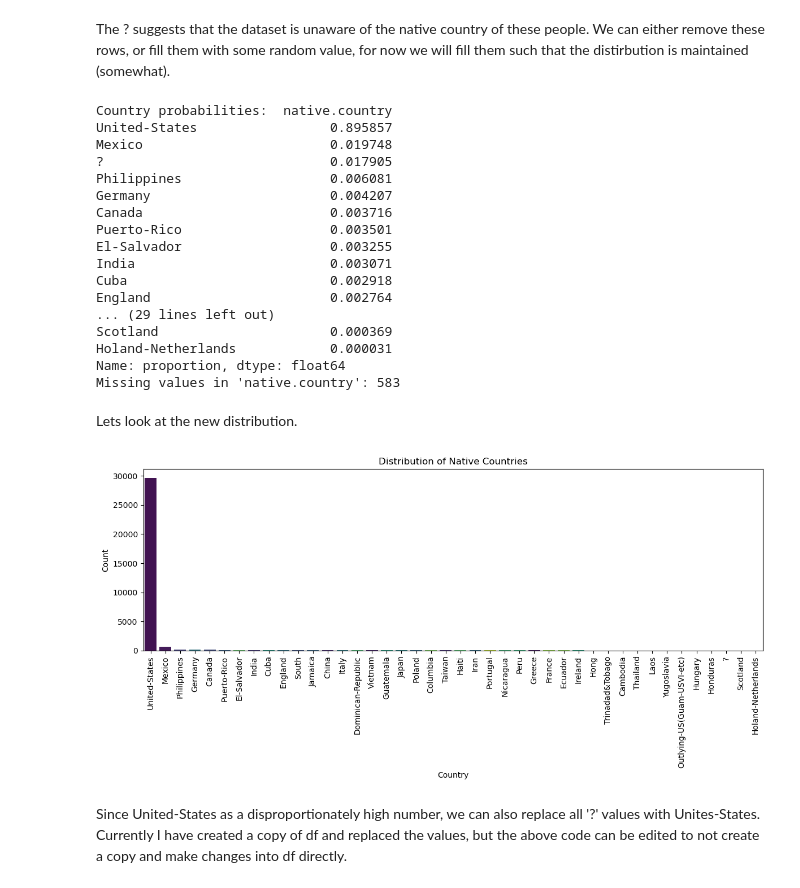
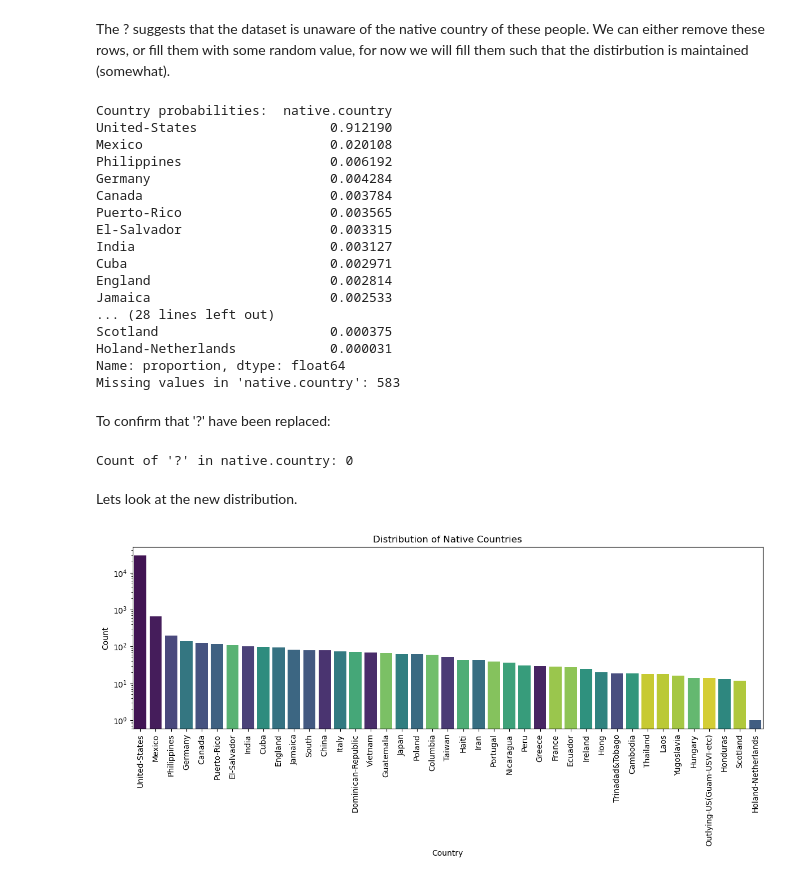
Before and after one commit to Awesome-AI-ML-DELTA25/DataCleaning, a Jupyter notebook: data_cleaning.ipynb, the cells around one changed output. Drawn from its saved outputs; the diff is of its cells as text; code cells hidden in the pictures.

Commit message:
Graphs and Distribution of Countries
Changed graph to log scale in y axis to make the data readable. Added a graph comparing the distributions of before and after replacement of '?'

```diff
--- a/data_cleaning.ipynb
+++ b/data_cleaning.ipynb
@@ -146,7 +147,7 @@ Passing `palette` without assigning `hue` is deprecated and will be removed in v
 # %% [markdown]
 The ? suggests that the dataset is unaware of the native country of these people. We can either remove these rows, or fill them with some random value, for now we will fill them such that the distirbution is maintained (somewhat).
 # %%
-valid_countries = df[df['native.country'] != ' ?']['native.country'] # Filtereing out countries having '?'
+valid_countries = df[df['native.country'] != '?']['native.country'] # Filtereing out countries having '?'
 country_probs = valid_countries.value_counts(normalize=True) # Getting a count of each country
 missing_count = (df['native.country'] == '?').sum() # Getting the count of missing values in the column
 
@@ -163,39 +164,46 @@ fill_values = np.random.choice(
 )
 
 df_copy = df.copy() # Creating a copy of the DataFrame to avoid modifying the original
+df_copy['native.country'] = df_copy['native.country'].str.strip()
 
-df_copy.loc[df['native.country'] == '?', 'native.country'] = fill_values # Filling the missing values with the random choices
+df_copy.loc[df_copy['native.country'] == '?', 'native.country'] = fill_values # Filling the missing values with the random choices
 # %% [output]
 Country probabilities:  native.country
-United-States                 0.895857
-Mexico                        0.019748
-?                             0.017905
-Philippines                   0.006081
-Germany                       0.004207
-Canada                        0.003716
-Puerto-Rico                   0.003501
-El-Salvador                   0.003255
-India                         0.003071
-Cuba                          0.002918
-England                       0.002764
-... (29 lines left out)
-Scotland                      0.000369
+United-States                 0.912190
+Mexico                        0.020108
+Philippines                   0.006192
+Germany                       0.004284
+Canada                        0.003784
+Puerto-Rico                   0.003565
+El-Salvador                   0.003315
+India                         0.003127
+Cuba                          0.002971
+England                       0.002814
+Jamaica                       0.002533
+... (28 lines left out)
+Scotland                      0.000375
 Holand-Netherlands            0.000031
 Name: proportion, dtype: float64
 Missing values in 'native.country': 583
+# %% [markdown]
+To confirm that '?' have been replaced:
+# %%
+count_question_mark = df_copy[df_copy['native.country'] == '?'].shape[0]
+print("Count of '?' in native.country:", count_question_mark)
+# %% [output]
+Count of '?' in native.country: 0
 # %% [markdown]
 Lets look at the new distribution.
 # %%
 plt.figure(figsize=(12, 6))
 # Plotting the distribution of native countries after filling missing values (in copy of df)
 sean.countplot(data=df_copy, x='native.country', order=df_copy['native.country'].value_counts().index, palette='viridis', hue='native.country', legend=False)
 plt.xticks(rotation=90)
+plt.yscale('log')  # Log scale for better visibility of counts
 plt.title('Distribution of Native Countries')
 plt.xlabel('Country')
 plt.ylabel('Count')
 plt.tight_layout()
 plt.show()
 # %% [output]
-[figure, old version]
+[figure, new version]
-# %% [markdown]
-Since United-States as a disproportionately high number, we can also replace all '?' values with Unites-States. Currently I have created a copy of df and replaced the values, but the above code can be edited to not create a copy and make changes into df directly.
```
Also changed, not shown: parts of 5 cells of this notebook.
